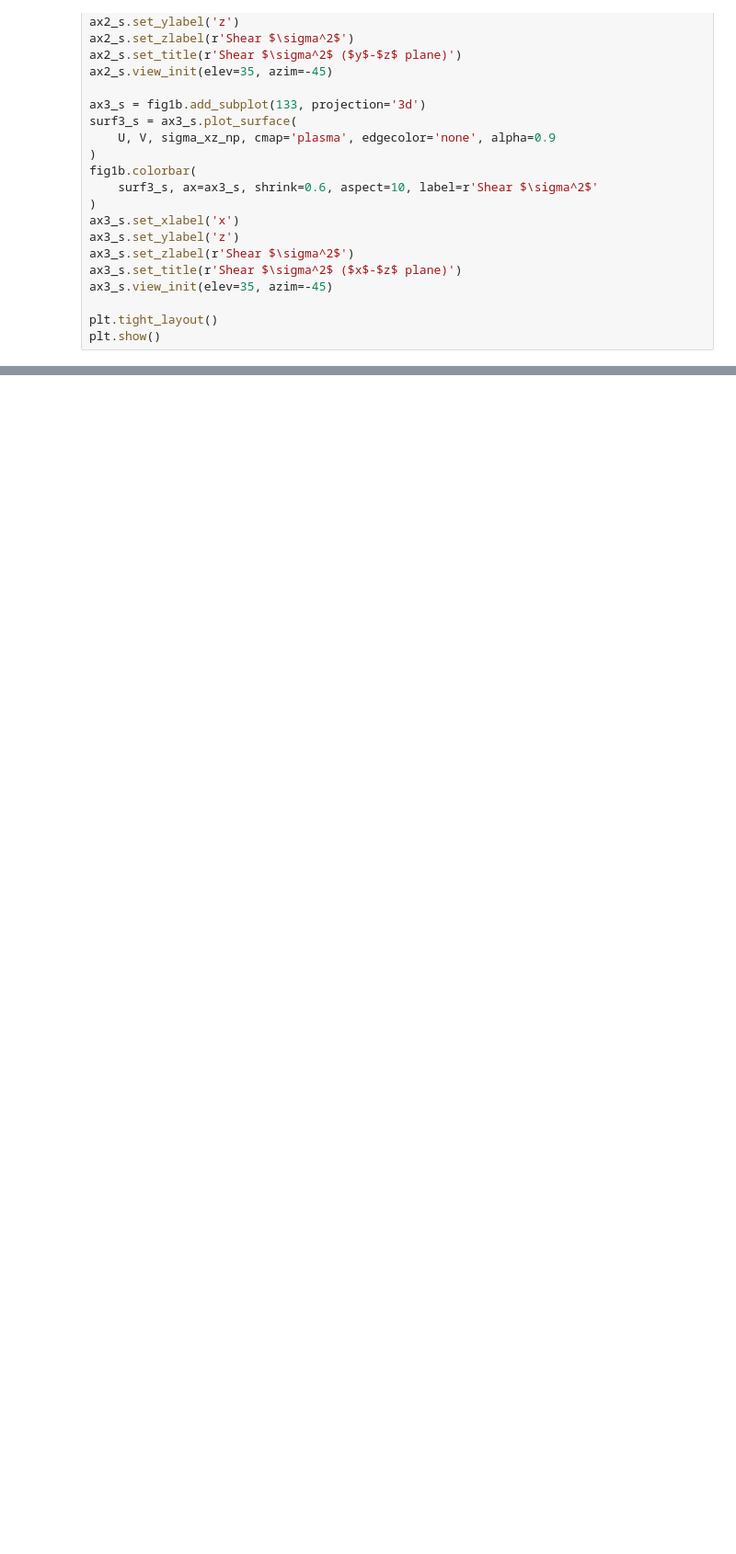
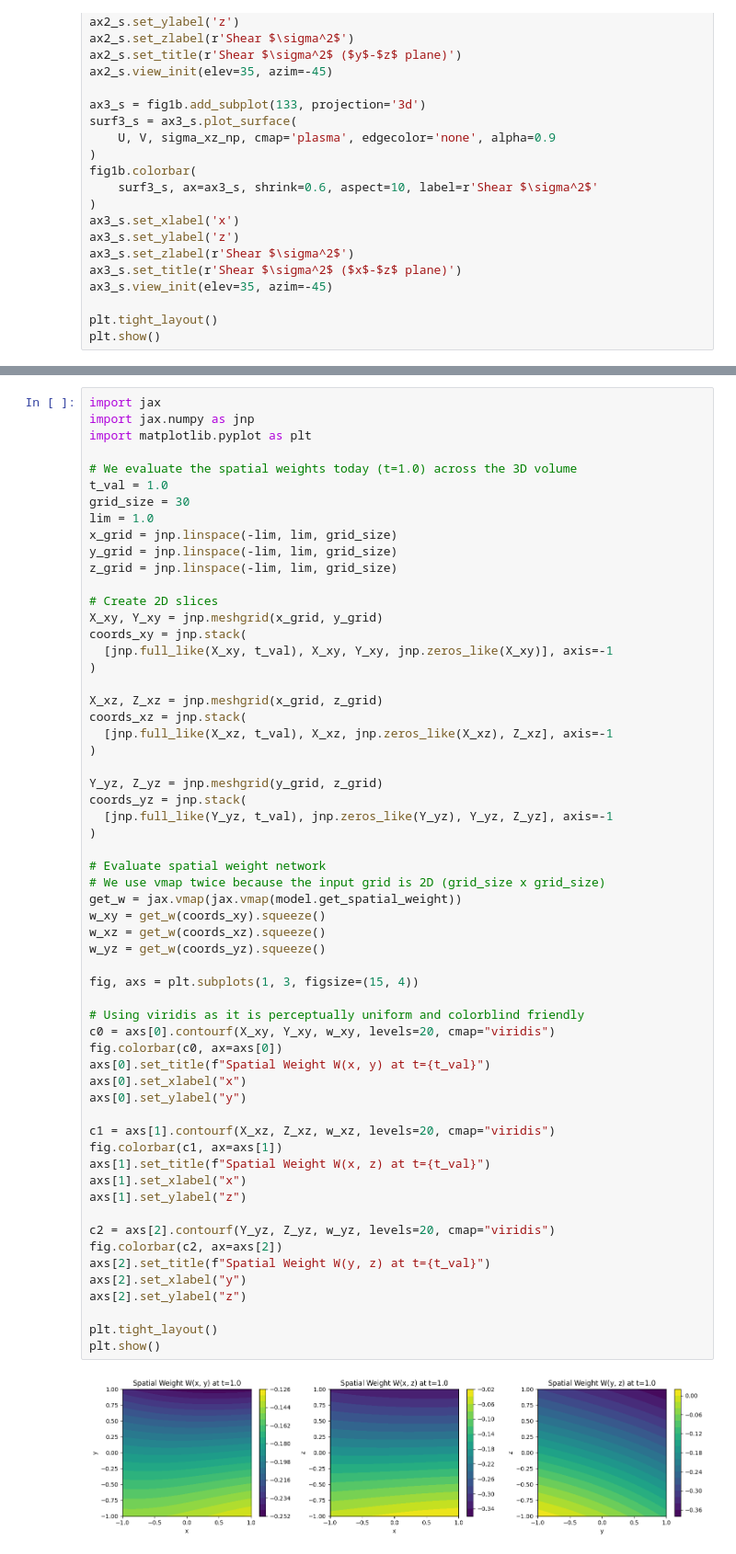
Before and after one commit to dmah42/lumpyspace, a Jupyter notebook: notebooks/monitor_training.ipynb, the cells around one changed output, grey strips where cells are left out. Shown at 92% size. Drawn from its saved outputs; the diff is of its cells as text; blank space fills up the shorter version.

```diff
--- a/notebooks/monitor_training.ipynb
+++ b/notebooks/monitor_training.ipynb
@@ -438,0 +447,61 @@ plt.show()
+# %%
+import jax
+import jax.numpy as jnp
+import matplotlib.pyplot as plt
+
+# We evaluate the spatial weights today (t=1.0) across the 3D volume
+t_val = 1.0
+grid_size = 30
+lim = 1.0
+x_grid = jnp.linspace(-lim, lim, grid_size)
+y_grid = jnp.linspace(-lim, lim, grid_size)
+z_grid = jnp.linspace(-lim, lim, grid_size)
+
+# Create 2D slices
+X_xy, Y_xy = jnp.meshgrid(x_grid, y_grid)
+coords_xy = jnp.stack(
+  [jnp.full_like(X_xy, t_val), X_xy, Y_xy, jnp.zeros_like(X_xy)], axis=-1
+)
+
+X_xz, Z_xz = jnp.meshgrid(x_grid, z_grid)
+coords_xz = jnp.stack(
+  [jnp.full_like(X_xz, t_val), X_xz, jnp.zeros_like(X_xz), Z_xz], axis=-1
+)
+
+Y_yz, Z_yz = jnp.meshgrid(y_grid, z_grid)
+coords_yz = jnp.stack(
+  [jnp.full_like(Y_yz, t_val), jnp.zeros_like(Y_yz), Y_yz, Z_yz], axis=-1
+)
+
+# Evaluate spatial weight network
+# We use vmap twice because the input grid is 2D (grid_size x grid_size)
+get_w = jax.vmap(jax.vmap(model.get_spatial_weight))
+w_xy = get_w(coords_xy).squeeze()
+w_xz = get_w(coords_xz).squeeze()
+w_yz = get_w(coords_yz).squeeze()
+
+fig, axs = plt.subplots(1, 3, figsize=(15, 4))
+
+# Using viridis as it is perceptually uniform and colorblind friendly
+c0 = axs[0].contourf(X_xy, Y_xy, w_xy, levels=20, cmap="viridis")
+fig.colorbar(c0, ax=axs[0])
+axs[0].set_title(f"Spatial Weight W(x, y) at t={t_val}")
+axs[0].set_xlabel("x")
+axs[0].set_ylabel("y")
+
+c1 = axs[1].contourf(X_xz, Z_xz, w_xz, levels=20, cmap="viridis")
+fig.colorbar(c1, ax=axs[1])
+axs[1].set_title(f"Spatial Weight W(x, z) at t={t_val}")
+axs[1].set_xlabel("x")
+axs[1].set_ylabel("z")
+
+c2 = axs[2].contourf(Y_yz, Z_yz, w_yz, levels=20, cmap="viridis")
+fig.colorbar(c2, ax=axs[2])
+axs[2].set_title(f"Spatial Weight W(y, z) at t={t_val}")
+axs[2].set_xlabel("y")
+axs[2].set_ylabel("z")
+
+plt.tight_layout()
+plt.show()
+# %% [output]
+[figure, added]
```
Also changed, not shown: parts of 9 cells of this notebook, 10 other files.
